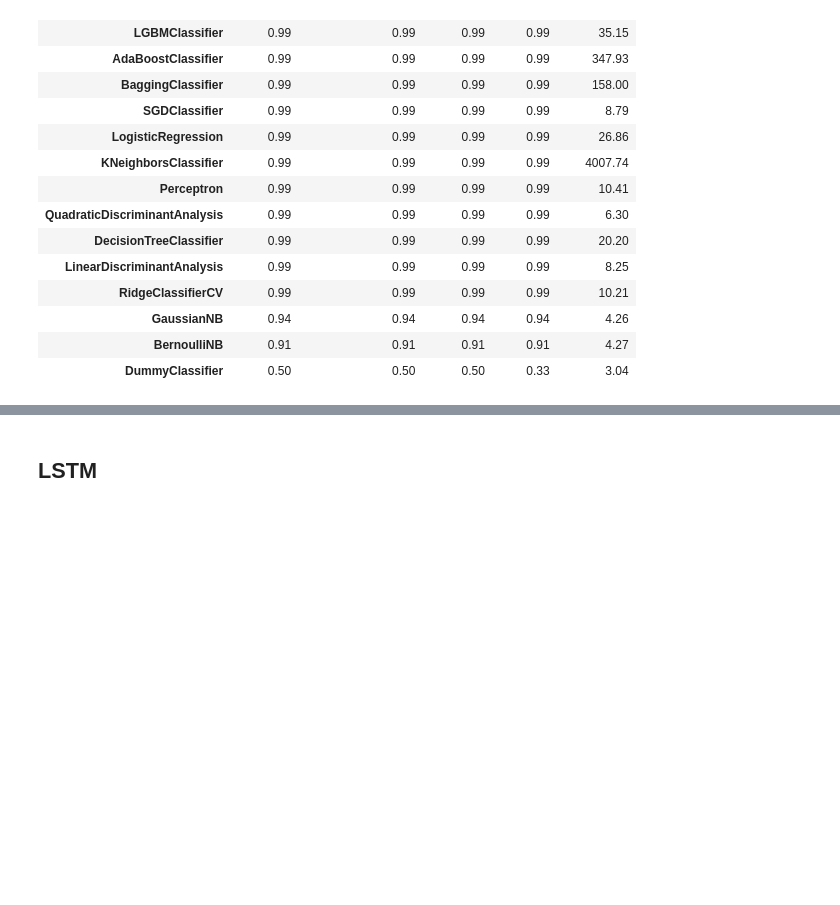
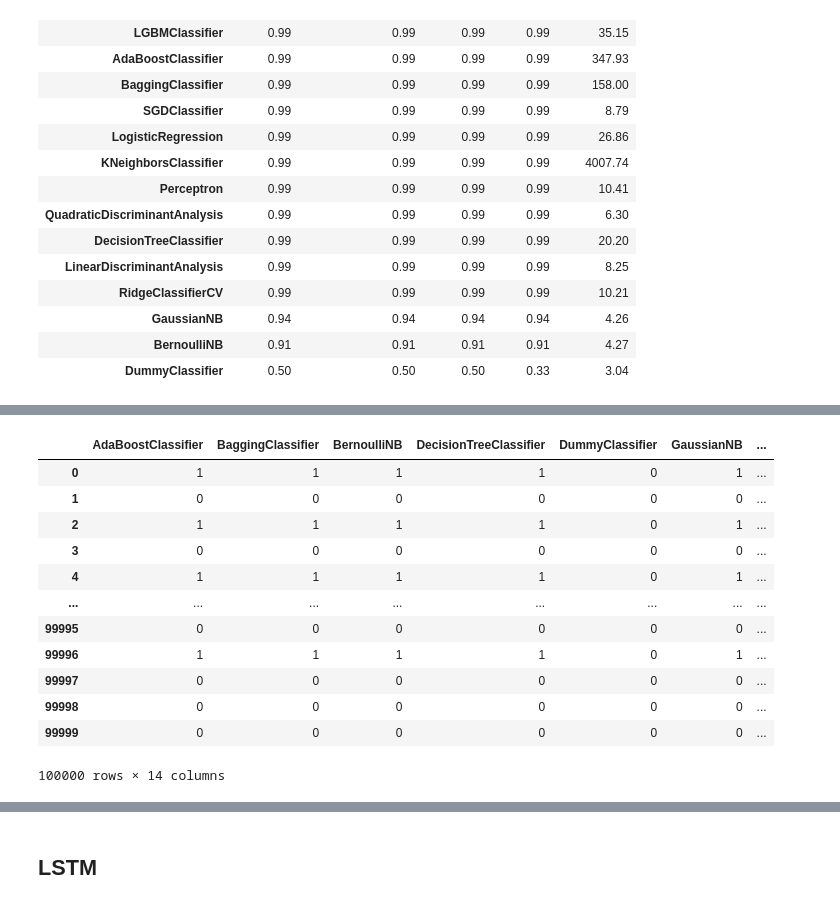
Before and after one commit to Rithuh/Graph-Based-Network-Anomaly-Detection, a Jupyter notebook: Phase2.ipynb, the cells around one changed output, grey strips where cells are left out. Saved outputs shown, nothing was run; the diff lists cells and outputs as text; code cells hidden in the pictures; blank space fills up the shorter version.

Commit message:
Updated LazyClassifier Evaluation

```diff
--- a/Phase2.ipynb
+++ b/Phase2.ipynb
@@ -633,3 +639,19 @@ False
+# %%
+predictions
+# %% [output]
+|  | AdaBoostClassifier | BaggingClassifier | BernoulliNB | DecisionTreeClassifier | DummyClassifier | GaussianNB | ... |
+| 0 | 1 | 1 | 1 | 1 | 0 | 1 | ... |
+| 1 | 0 | 0 | 0 | 0 | 0 | 0 | ... |
+| 2 | 1 | 1 | 1 | 1 | 0 | 1 | ... |
+| 3 | 0 | 0 | 0 | 0 | 0 | 0 | ... |
+| 4 | 1 | 1 | 1 | 1 | 0 | 1 | ... |
+| ... | ... | ... | ... | ... | ... | ... | ... |
+| 99995 | 0 | 0 | 0 | 0 | 0 | 0 | ... |
+| 99996 | 1 | 1 | 1 | 1 | 0 | 1 | ... |
+| 99997 | 0 | 0 | 0 | 0 | 0 | 0 | ... |
+| 99998 | 0 | 0 | 0 | 0 | 0 | 0 | ... |
+| 99999 | 0 | 0 | 0 | 0 | 0 | 0 | ... |
+100000 rows × 14 columns
 # %%
 import joblib
 # Save trained models
```
Also changed, not shown: parts of 4 cells of this notebook, 1 other file.
